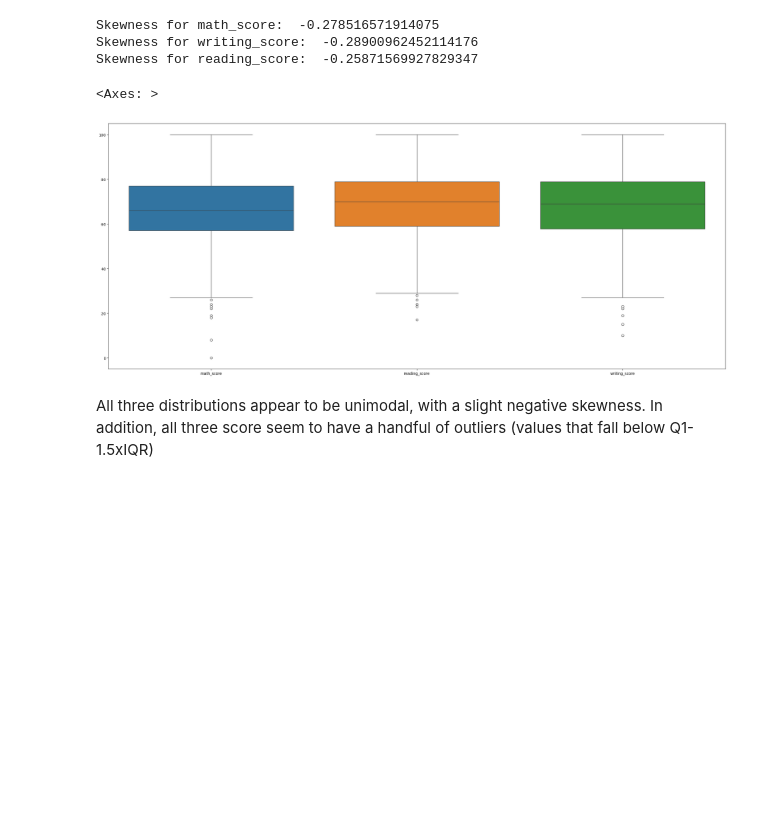
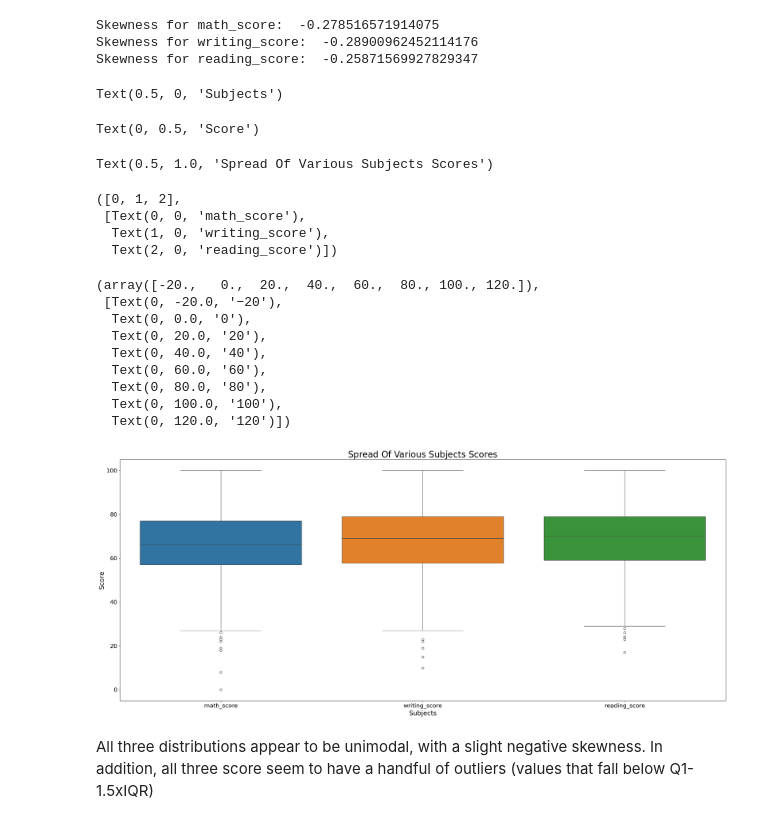
Before and after one commit to manelmahroug/Test-score-prediction, a Jupyter notebook: notebook/EDA.ipynb, the cells around one changed output. Saved outputs shown, nothing was run; the diff lists cells and outputs as text; code cells hidden in the pictures; blank space fills up the shorter version.

```diff
--- a/notebook/EDA.ipynb
+++ b/notebook/EDA.ipynb
@@ -112,11 +128,33 @@ for score in scores:
 Skewness for math_score:  -0.278516571914075
 Skewness for writing_score:  -0.28900962452114176
 Skewness for reading_score:  -0.25871569927829347
-# %%
-sns.boxplot(df)
-# %% [output]
-<Axes: >
-[figure, removed]
+# %%
+ax = sns.boxplot(data=df[['math_score','writing_score','reading_score']])
+ax.set_xlabel('Subjects', fontsize=18)
+ax.set_ylabel('Score', fontsize=18)
+ax.set_title('Spread Of Various Subjects Scores', fontsize=24)
+plt.xticks(fontsize=16)
+plt.yticks(fontsize=16)
+
+plt.show()
+# %% [output]
+Text(0.5, 0, 'Subjects')
+Text(0, 0.5, 'Score')
+Text(0.5, 1.0, 'Spread Of Various Subjects Scores')
+([0, 1, 2],
+ [Text(0, 0, 'math_score'),
+  Text(1, 0, 'writing_score'),
+  Text(2, 0, 'reading_score')])
+(array([-20.,   0.,  20.,  40.,  60.,  80., 100., 120.]),
+ [Text(0, -20.0, '−20'),
+  Text(0, 0.0, '0'),
+  Text(0, 20.0, '20'),
+  Text(0, 40.0, '40'),
+  Text(0, 60.0, '60'),
+  Text(0, 80.0, '80'),
+  Text(0, 100.0, '100'),
+  Text(0, 120.0, '120')])
+[figure, added]
 # %% [markdown]
 All three distributions appear to be  unimodal, with a slight negative skewness. In addition, all three score seem to have a handful of outliers (values that fall below Q1-1.5xIQR)
 # %% [markdown]
```
Also changed, not shown: parts of 8 cells of this notebook.
